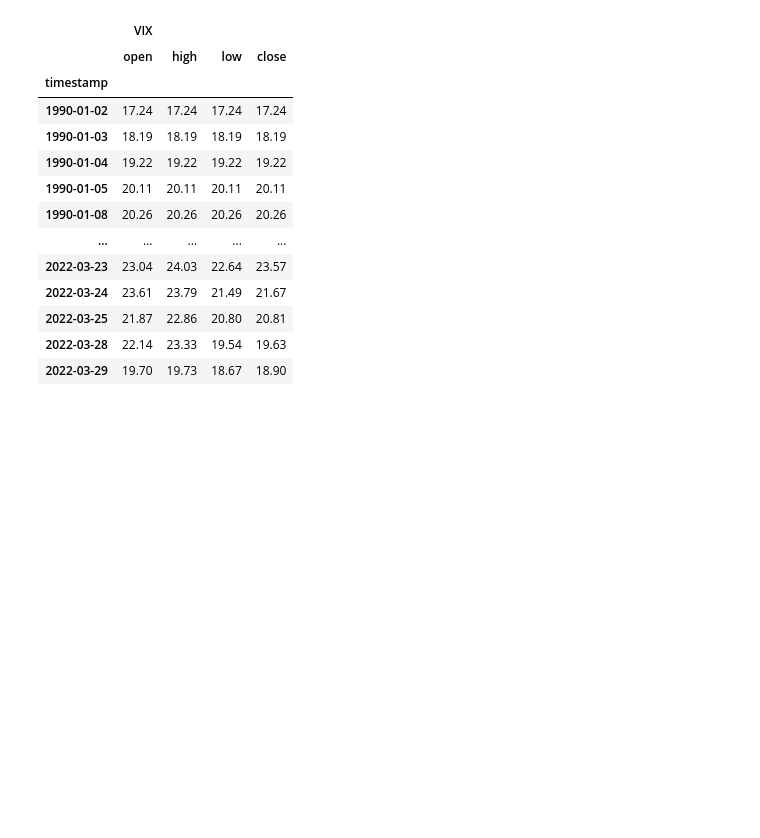
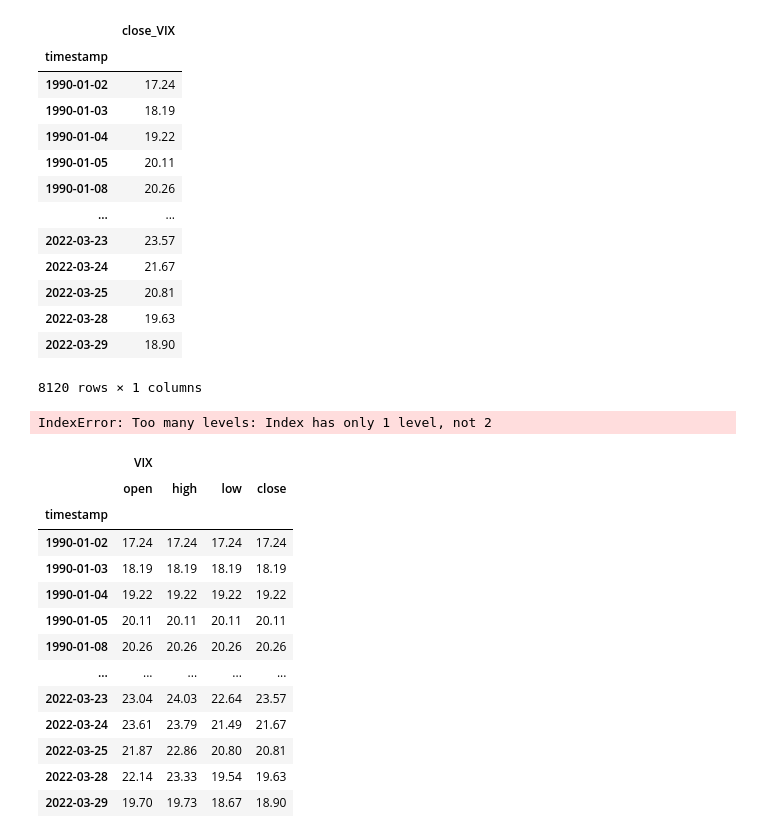
Before and after one commit to JoeHGeoghegan/VIX_Timing_The_Market, a Jupyter notebook: Notebooks/Ying.ipynb, the cells around one changed output. Saved outputs shown, nothing was run; the diff lists cells and outputs as text; code cells hidden in the pictures; blank space fills up the shorter version.

```diff
--- a/Notebooks/Ying.ipynb
+++ b/Notebooks/Ying.ipynb
@@ -11,3 +38,31 @@ MC simulation for VIX.
+# %%
+# select VIX data
+VIX_data = DW.slice_up(['close_VIX'])
+VIX_data
+# %% [output]
+|  | close_VIX |
+| timestamp |  |
+| 1990-01-02 | 17.24 |
+| 1990-01-03 | 18.19 |
+| 1990-01-04 | 19.22 |
+| 1990-01-05 | 20.11 |
+| 1990-01-08 | 20.26 |
+| ... | ... |
+| 2022-03-23 | 23.57 |
+| 2022-03-24 | 21.67 |
+| 2022-03-25 | 20.81 |
+| 2022-03-28 | 19.63 |
+| 2022-03-29 | 18.90 |
+8120 rows × 1 columns
+# %%
+# Configuring a Monte Carlo simulation to forecast 10 years cumulative returns
+VIX_10_year_sim = MCSimulation(
+    portfolio_data =VIX_data,
+    weights=[1],
+    num_simulation = 100,
+    num_trading_days = 252*10)
+# %% [output]
+IndexError: Too many levels: Index has only 1 level, not 2
 # %%
 # import libraries
 import os
```
Also changed, not shown: parts of 3 cells of this notebook, 1 other file.
